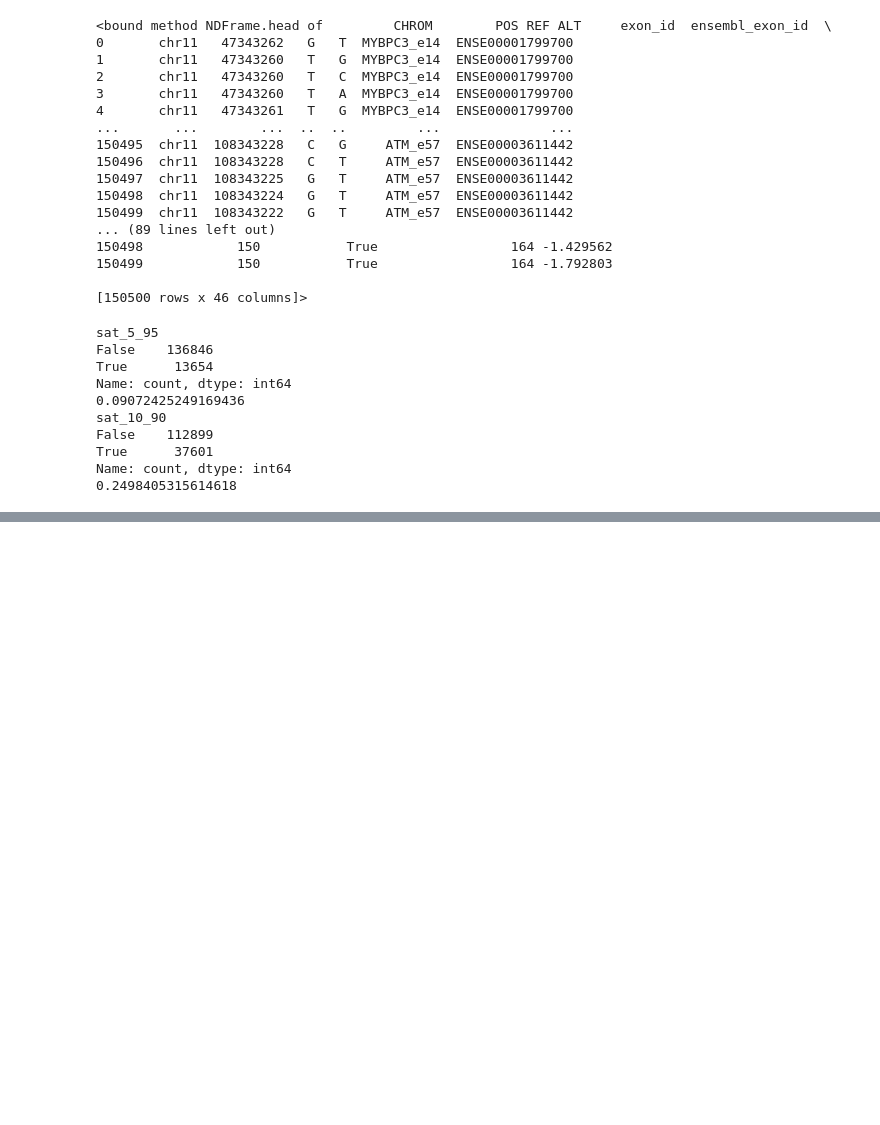
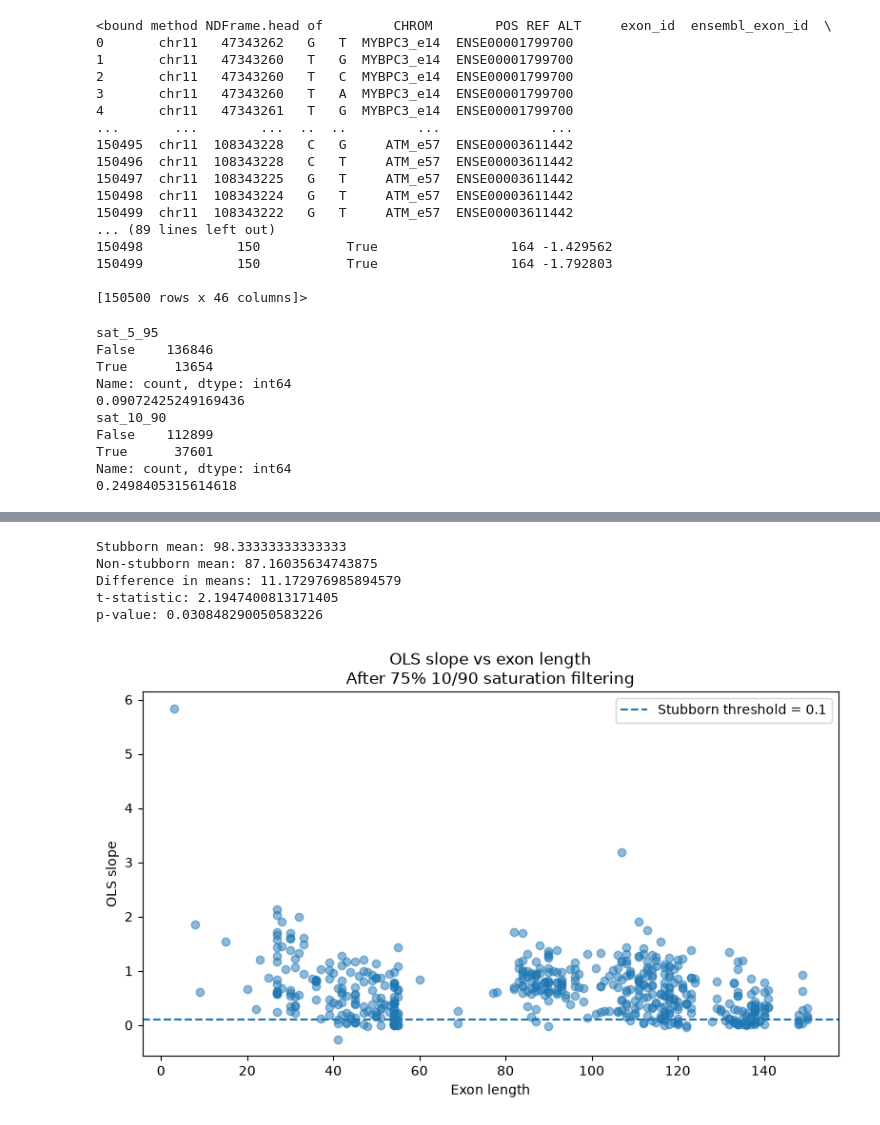
Before and after one commit to log2718/Opensplice-PNAS-data-analysis, a Jupyter notebook: analysis_script/saturation_analysis.ipynb, the cells around one changed output, grey strips where cells are left out. Cells and saved outputs as stored; diff of their text form; code cells hidden in the pictures; blank space fills up the shorter version.

```diff
--- a/analysis_script/saturation_analysis.ipynb
+++ b/analysis_script/saturation_analysis.ipynb
@@ -41,4 +41,4 @@ True      37601
 Name: count, dtype: int64
 0.2498405315614618
 # %%
-exon_sat = (df.groupby("exon_id")['sat_5_95','sat_10_90'].mean())
+exon_sat = (df.groupby("exon_id")[['sat_5_95','sat_10_90']].mean())
@@ -44,0 +428,15 @@ exon_sat = (df.groupby("exon_id")['sat_5_95','sat_10_90'].mean())
+# %%
+keep_exons = exon_sat.index[
+    ~exon_sat["sat_10_90_75pct"]
+]
+
+slope_75 = slope_df[
+    slope_df["exon_id"].isin(keep_exons)
+].copy()
+
+slope_75["stubborn"] = slope_75["slope"] < 0.1
+
+print(
+    slope_75.groupby("stubborn")["wt_exon_length"]
+    .describe()
+)
@@ -44,0 +463,58 @@ exon_sat = (df.groupby("exon_id")['sat_5_95','sat_10_90'].mean())
+# %%
+#t-test for difference in means
+from scipy.stats import ttest_ind
+
+stubborn_len = slope_75.loc[
+    slope_75["stubborn"],
+    "wt_exon_length"
+].dropna()
+
+normal_len = slope_75.loc[
+    ~slope_75["stubborn"],
+    "wt_exon_length"
+].dropna()
+
+t_stat, p = ttest_ind(
+    stubborn_len,
+    normal_len,
+    equal_var=False   # Welch's t-test
+)
+
+print("Stubborn mean:", stubborn_len.mean())
+print("Non-stubborn mean:", normal_len.mean())
+print("Difference in means:", stubborn_len.mean() - normal_len.mean())
+print("t-statistic:", t_stat)
+print("p-value:", p)
+# %% [output]
+Stubborn mean: 98.33333333333333
+Non-stubborn mean: 87.16035634743875
+Difference in means: 11.172976985894579
+t-statistic: 2.1947400813171405
+p-value: 0.030848290050583226
+# %%
+plt.figure(figsize=(8, 5))
+
+plt.scatter(
+    slope_75["wt_exon_length"],
+    slope_75["slope"],
+    alpha=0.5
+)
+
+plt.axhline(
+    0.1,
+    linestyle="--",
+    label="Stubborn threshold = 0.1"
+)
+
+plt.xlabel("Exon length")
+plt.ylabel("OLS slope")
+plt.title(
+    "OLS slope vs exon length\n"
+    "After 75% 10/90 saturation filtering"
+)
+
+plt.legend()
+plt.tight_layout()
+plt.show()
+# %% [output]
+[figure, added]
```
Also changed, not shown: parts of 22 cells of this notebook, 1 other file.
